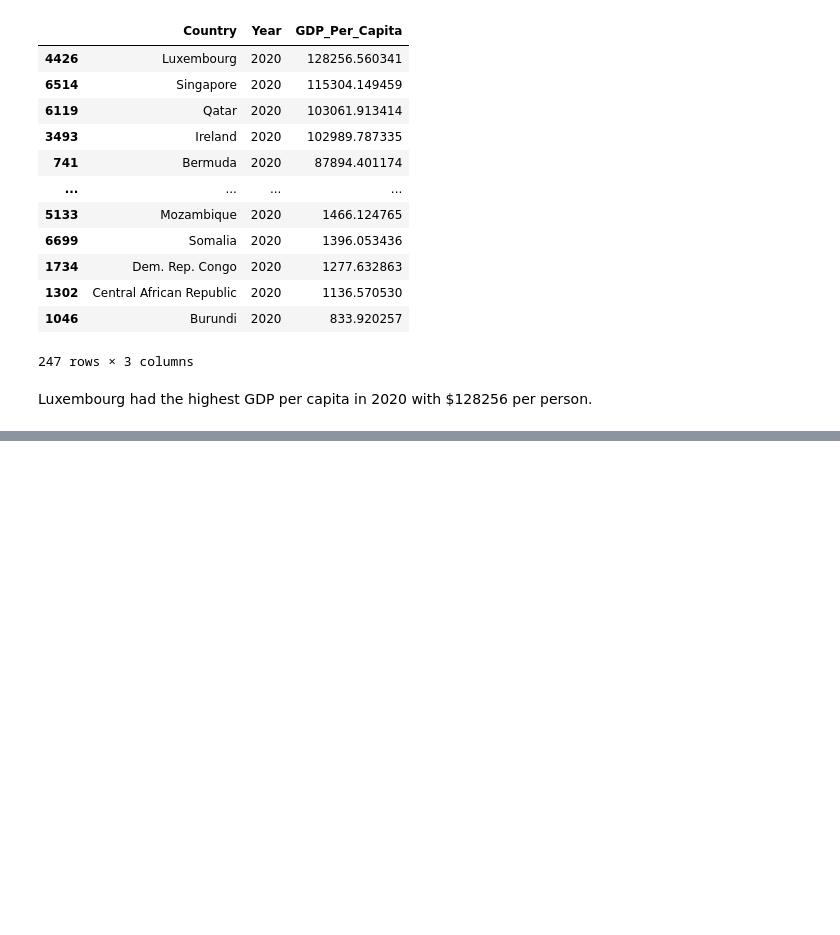
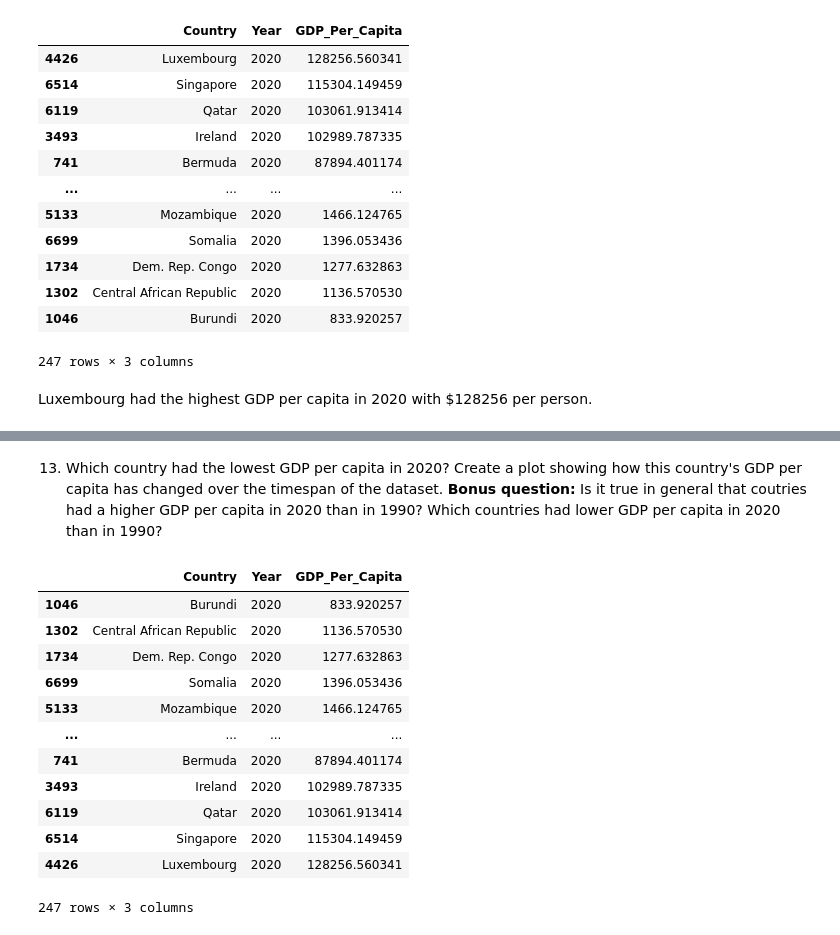
Before and after one commit to NSS-Data-Analytics-Cohort-14/gdp-and-internet-usage-KarenBoles, a Jupyter notebook: notebooks/gdp_and_internet_usage.ipynb, the cells around one changed output, grey strips where cells are left out. Cells and saved outputs as stored; diff of their text form; code cells hidden in the pictures; blank space fills up the shorter version.

```diff
--- a/notebooks/gdp_and_internet_usage.ipynb
+++ b/notebooks/gdp_and_internet_usage.ipynb
@@ -200,0 +204,18 @@ sns.lineplot(x=gdp_decades['Year'],y=gdp_decades['GDP_Per_Capita'])
+# %% [markdown]
+13. Which country had the lowest GDP per capita in 2020? Create a plot showing how this country's GDP per capita has changed over the timespan of the dataset. **Bonus question:** Is it true in general that coutries had a higher GDP per capita in 2020 than in 1990? Which countries had lower GDP per capita in 2020 than in 1990?
+# %%
+gdp_df_clean_2020.sort_values('GDP_Per_Capita',ascending=True)
+# %% [output]
+|  | Country | Year | GDP_Per_Capita |
+| 1046 | Burundi | 2020 | 833.920257 |
+| 1302 | Central African Republic | 2020 | 1136.570530 |
+| 1734 | Dem. Rep. Congo | 2020 | 1277.632863 |
+| 6699 | Somalia | 2020 | 1396.053436 |
+| 5133 | Mozambique | 2020 | 1466.124765 |
+| ... | ... | ... | ... |
+| 741 | Bermuda | 2020 | 87894.401174 |
+| 3493 | Ireland | 2020 | 102989.787335 |
+| 6119 | Qatar | 2020 | 103061.913414 |
+| 6514 | Singapore | 2020 | 115304.149459 |
+| 4426 | Luxembourg | 2020 | 128256.560341 |
+247 rows × 3 columns
```
Also changed, not shown: parts of 35 cells of this notebook.
